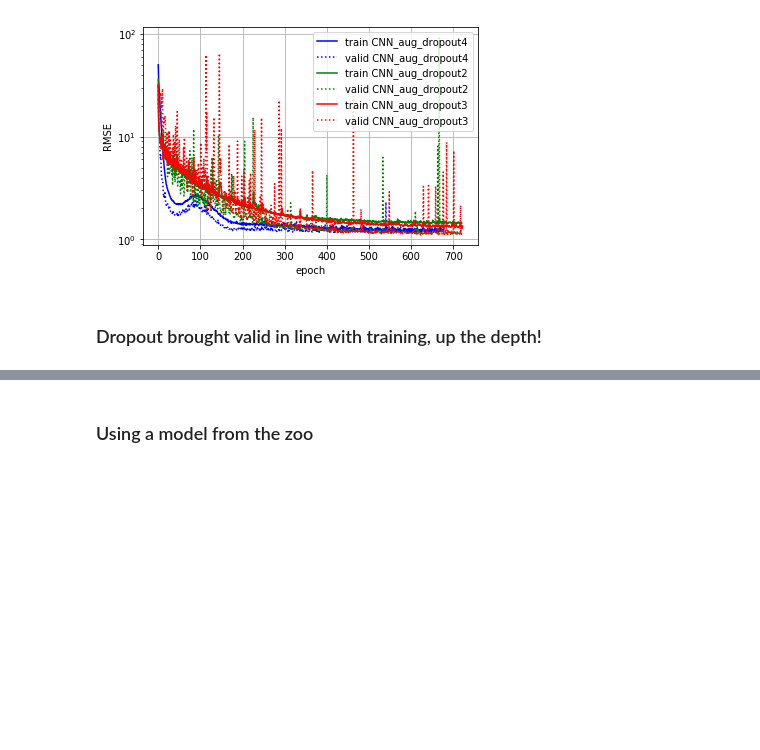
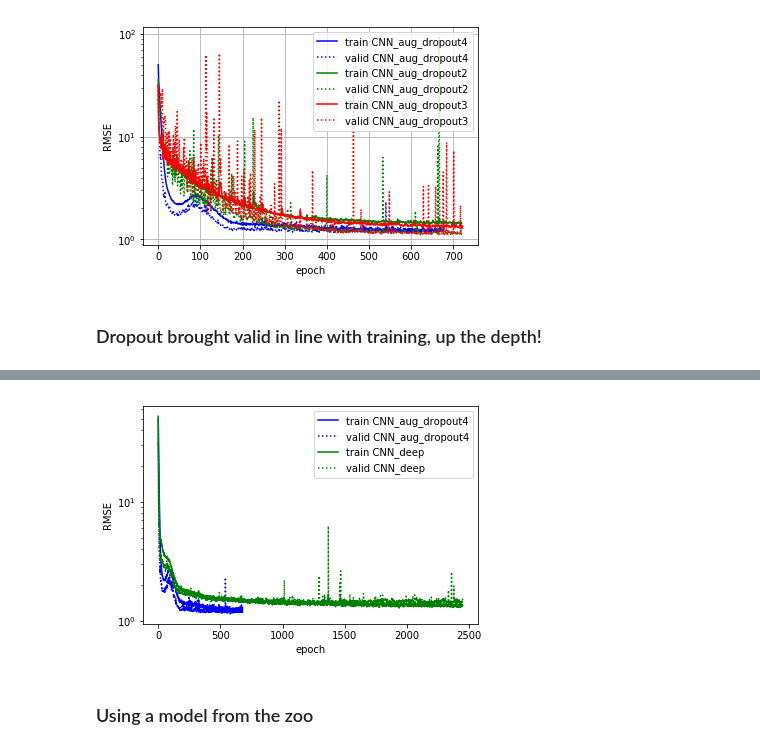
Before and after one commit to dvanlunen/facial-keypoints-NN, a Jupyter notebook: Facial Keypoints.ipynb, the cells around one changed output, grey strips where cells are left out. Drawn from its saved outputs; the diff is of its cells as text; code cells hidden in the pictures; blank space fills up the shorter version.

```diff
--- a/Facial Keypoints.ipynb
+++ b/Facial Keypoints.ipynb
@@ -627,8 +627,7 @@ model4.add(BatchNormalization())
 model4.add(MaxPooling2D(pool_size=(2, 2)))
 model4.add(Conv2D(32,
                  (3, 3),
-                 activation='relu',
-                input_shape=INPUT_SHAPE))
+                 activation='relu'))
 model4.add(BatchNormalization())
 model4.add(MaxPooling2D(pool_size=(2, 2)))
 model4.add(Conv2D(filters=64,
@@ -656,4 +655,4 @@ model4.add(Dense(30))
 print(model4.summary())
 model4_hist, model4 = fit_model(model4, data,
                                 'CNN_deep',datagen,
-                                patience=100)
+                                patience=1000)
@@ -660,3 +677,8 @@ model4_hist, model4 = fit_model(model4, data,
+# %%
+plot_loss([model3_4_hist, model4_hist],
+          ['CNN_aug_dropout4','CNN_deep'])
+# %% [output]
+[figure, added]
 # %% [markdown]
 ### Using a model from the zoo
 # %%
```
Also changed, not shown: parts of 3 cells of this notebook.
